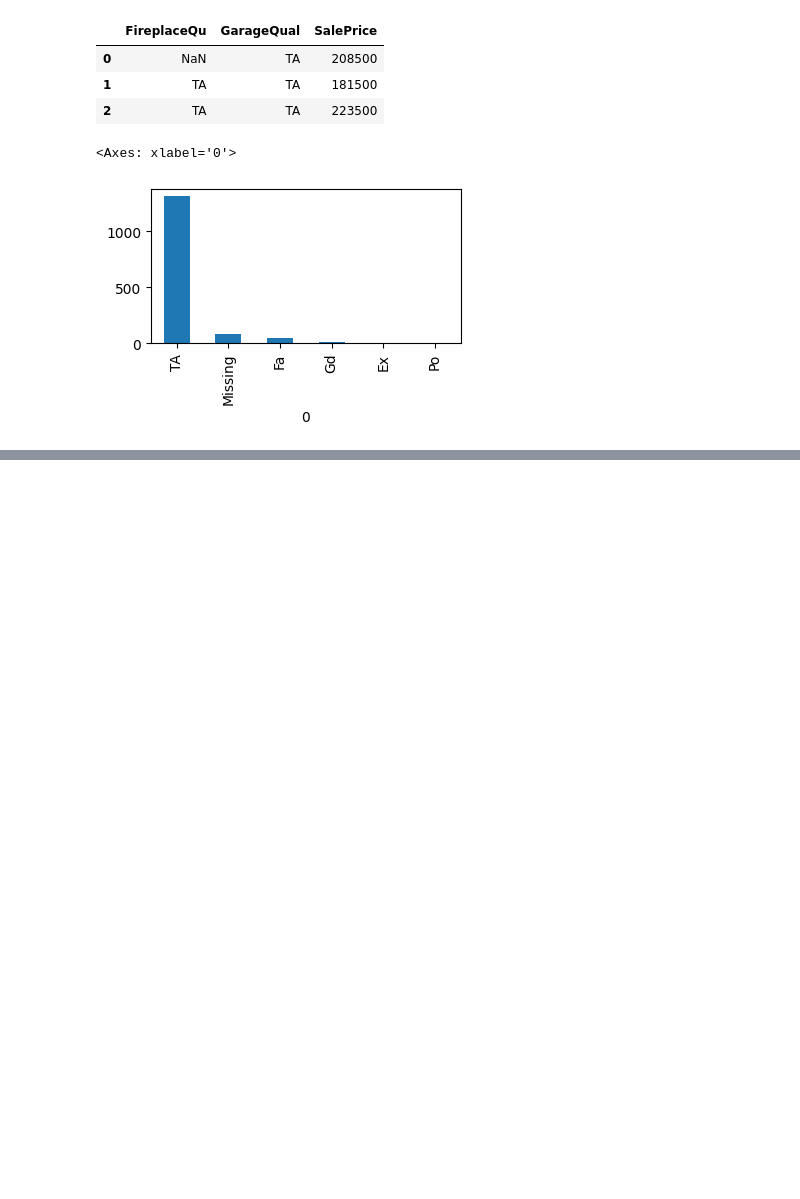
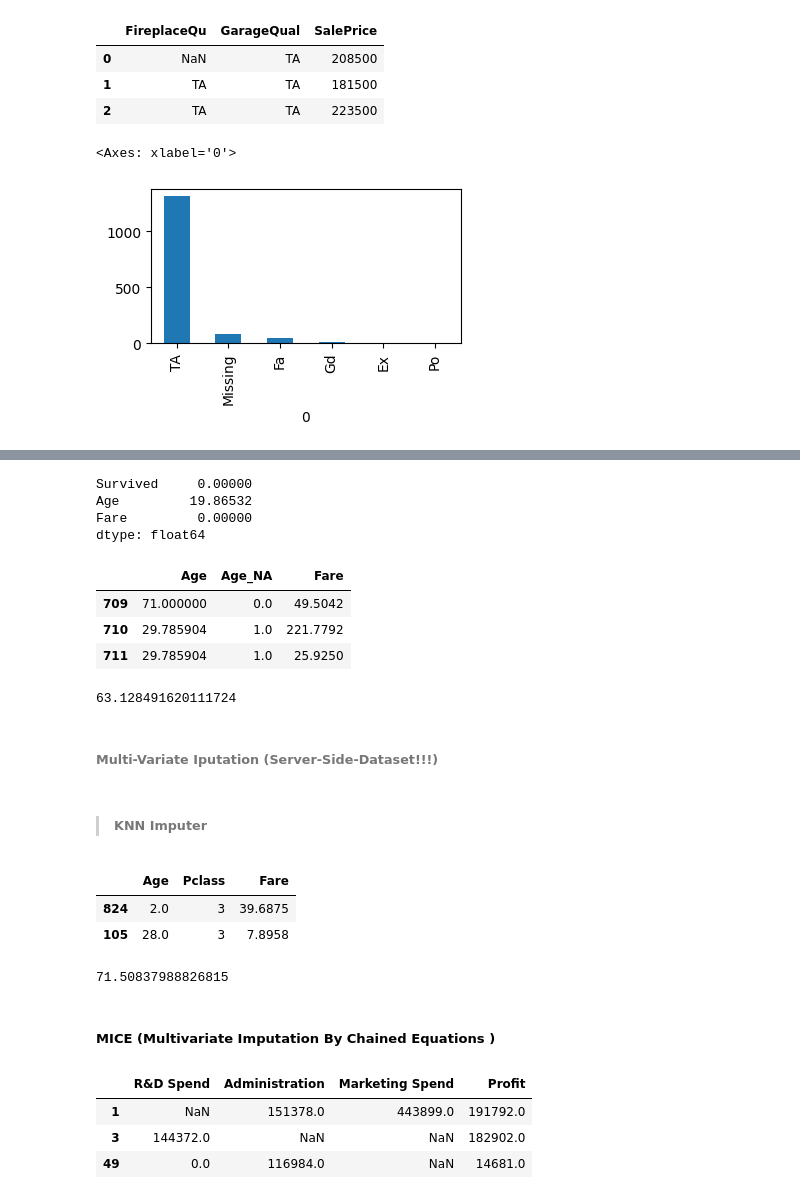
Before and after one commit to vaibhaVishwakarma/myML, a Jupyter notebook: EDA.ipynb, the cells around one changed output, grey strips where cells are left out. Saved outputs shown, nothing was run; the diff lists cells and outputs as text; code cells hidden in the pictures; blank space fills up the shorter version.

```diff
--- a/EDA.ipynb
+++ b/EDA.ipynb
@@ -1304,0 +1320,46 @@ pd.DataFrame(ColumnTransformer([('Garage-Qual',imputer,[1])],remainder='passthro
+# %%
+titanic.isnull().mean()*100
+# %% [output]
+Survived     0.00000
+Age         19.86532
+Fare         0.00000
+dtype: float64
+# %%
+si = ColumnTransformer([('Age',SimpleImputer(add_indicator=True),[0])],remainder='passthrough')
+X_train = si.fit_transform(X_train)
+X_test = si.transform(X_test)
+cols = ['Age','Age_NA','Fare']
+tmp = pd.DataFrame(X_train,columns=cols).tail(3)
+tmp.tail(3)
+# %% [output]
+|  | Age | Age_NA | Fare |
+| 709 | 71.000000 | 0.0 | 49.5042 |
+| 710 | 29.785904 | 1.0 | 221.7792 |
+| 711 | 29.785904 | 1.0 | 25.9250 |
+# %%
+from sklearn.linear_model import LogisticRegression
+
+clf = LogisticRegression()
+
+clf.fit(X_train,y_train)
+
+y_pred = clf.predict(X_test)
+
+from sklearn.metrics import accuracy_score
+accuracy_score(y_test,y_pred)*100
+# %% [output]
+63.128491620111724
+# %% [markdown]
+###### Multi-Variate Iputation (Server-Side-Dataset!!!)
+# %% [markdown]
+> ###### KNN Imputer
+# %%
+df = pd.read_csv('titanic.csv')[['Age','Pclass','Fare','Survived']]
+X = df.drop(columns=['Survived'])
+y = df['Survived']
+X_train,X_test,y_train,y_test = train_test_split(X,y,test_size=0.2,random_state=2)
+X_train.sample(2)
+# %% [output]
+|  | Age | Pclass | Fare |
+| 824 | 2.0 | 3 | 39.6875 |
+| 105 | 28.0 | 3 | 7.8958 |
@@ -1304,0 +1373,29 @@ pd.DataFrame(ColumnTransformer([('Garage-Qual',imputer,[1])],remainder='passthro
+# %%
+lr = LogisticRegression()
+lr.fit(X_train_trf,y_train)
+y_pred = lr.predict(X_test_trf)
+accuracy_score(y_test,y_pred)*100
+# %% [output]
+71.50837988826815
+# %% [markdown]
+##### MICE (Multivariate Imputation By Chained Equations )
+# %%
+df = np.round(pd.read_csv('MICE & 50 Startups.csv'))#[['R&D Spend','Administration','Marketing Spend']]/10000)
+# np.random.seed(9)
+# df = df.sample(5)
+# df
+df = df.drop("State",axis=1)
+df.loc[[1,3,49]]
+check = df.copy()
+# %%
+df.iloc[1,0] = np.NaN
+df.iloc[3,1] = np.NaN
+df.iloc[-1,-2] = np.NaN
+for i in range(40):
+    df.iloc[np.random.randint(0,49),np.random.randint(0,3)] = np.NaN
+df.loc[[1,3,49]]
+# %% [output]
+|  | R&D Spend | Administration | Marketing Spend | Profit |
+| 1 | NaN | 151378.0 | 443899.0 | 191792.0 |
+| 3 | 144372.0 | NaN | NaN | 182902.0 |
+| 49 | 0.0 | 116984.0 | NaN | 14681.0 |
```
Also changed, not shown: parts of 39 cells of this notebook, 1 other file.
